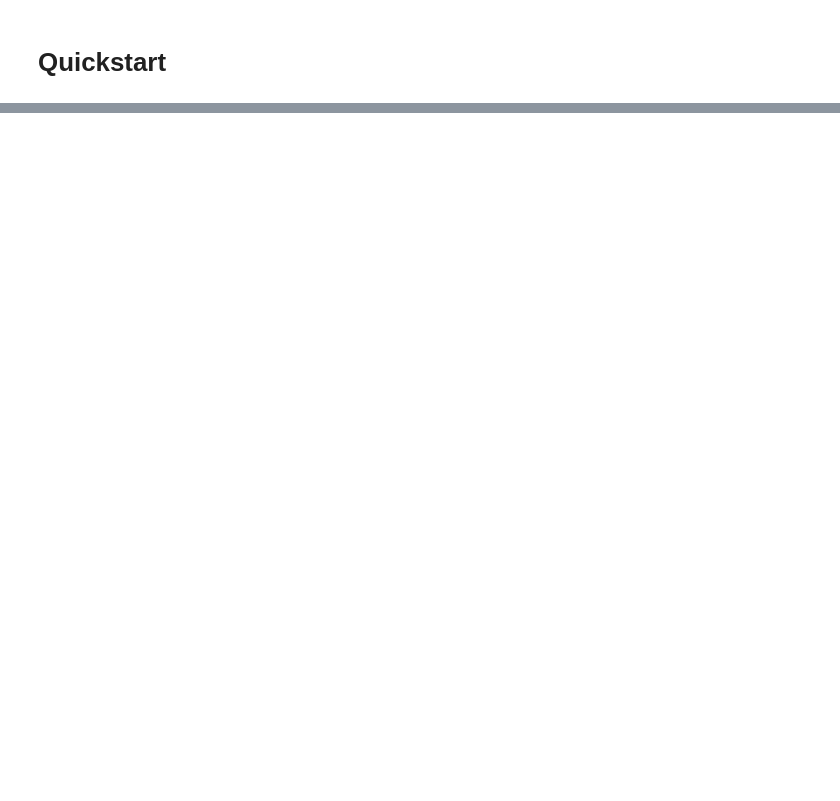
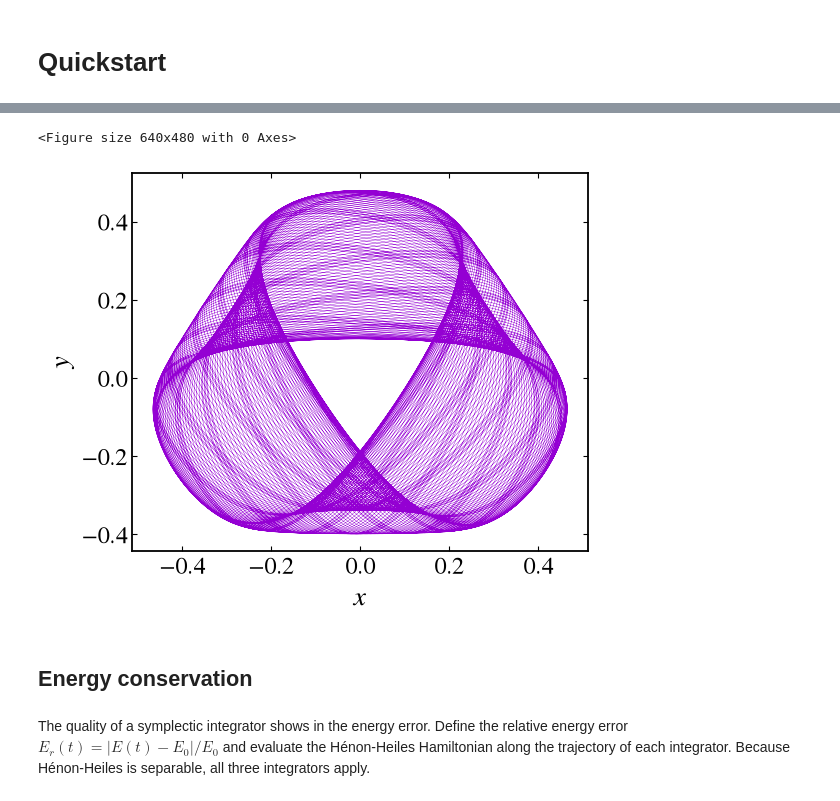
Before and after one commit to mrolims/pynamicalsys, a Jupyter notebook: docs/source/_static/hamiltonian_system_tutorial.ipynb, the cells around one changed output, grey strips where cells are left out. Drawn from its saved outputs; the diff is of its cells as text; code cells hidden in the pictures; blank space fills up the shorter version.

```diff
--- a/docs/source/_static/hamiltonian_system_tutorial.ipynb
+++ b/docs/source/_static/hamiltonian_system_tutorial.ipynb
@@ -258,0 +217,38 @@ plt.savefig(f"{path_figures}/henon_heiles_energy_check.png", dpi=400)
+# %%
+import numpy as np
+import matplotlib.pyplot as plt
+from pynamicalsys import HamiltonianSystem, PlotStyler
+
+system = HamiltonianSystem(model="henon heiles")
+system.integrator("svy4", time_step=0.01)
+
+energy = 1 / 8
+x, y, py = 0.0, 0.1, 0.0
+potential = (x**2 + y**2) / 2 + x**2 * y - y**3 / 3
+px = np.sqrt(2 * (energy - potential) - py**2)
+
+q = [x, y]
+p = [px, py]
+total_time = 1_000.0
+
+trajectory = system.trajectory(q, p, total_time)
+# %%
+ps = PlotStyler()
+ps.apply_style()
+fig, ax = plt.subplots(figsize=(6, 5))
+ax.plot(trajectory[:, 1], trajectory[:, 2], color="darkviolet", lw=0.3)
+ax.set_xlabel("$x$")
+ax.set_ylabel("$y$")
+fig.tight_layout()
+plt.savefig(
+    f"{path_figures}/henon_heiles_trajectory.png",
+    dpi=400,
+    bbox_inches="tight",
+)
+# %% [output]
+<Figure size 640x480 with 0 Axes>
+[figure, added]
+# %% [markdown]
+## Energy conservation
+# %% [markdown]
+The quality of a symplectic integrator shows in the energy error. Define the relative energy error $E_r(t) = |E(t)-E_0|/E_0$ and evaluate the Hénon-Heiles Hamiltonian along the trajectory of each integrator. Because Hénon-Heiles is separable, all three integrators apply.
```
Also changed, not shown: parts of 136 cells of this notebook.
